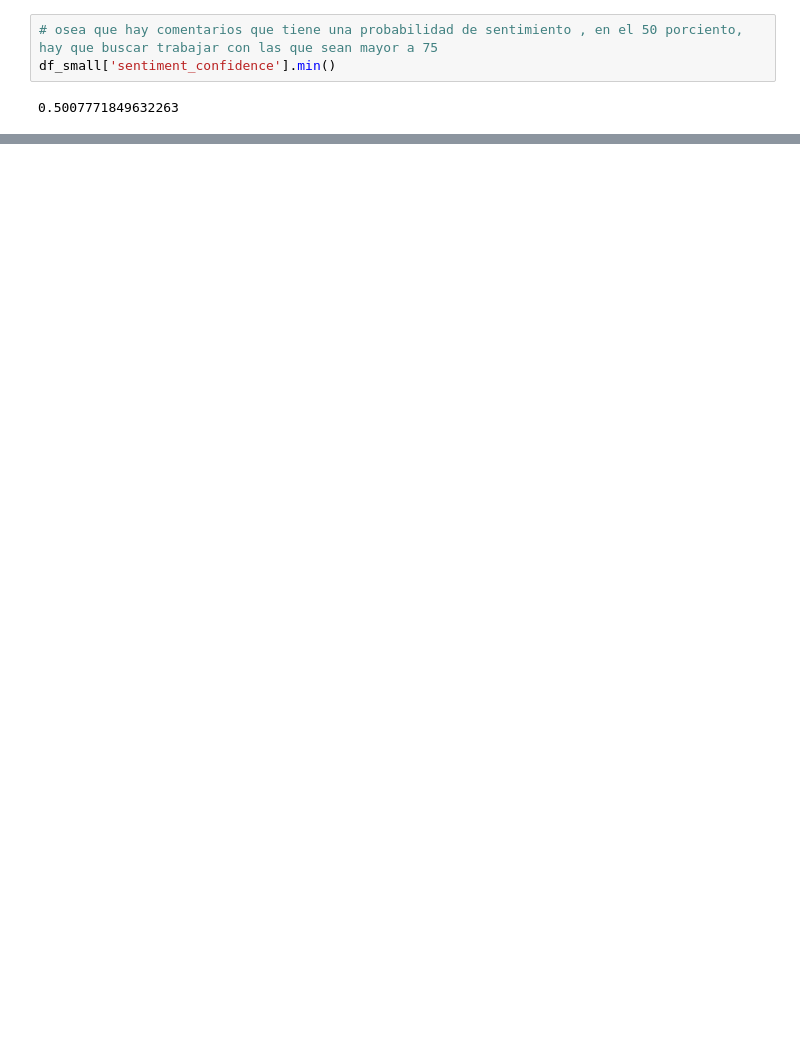
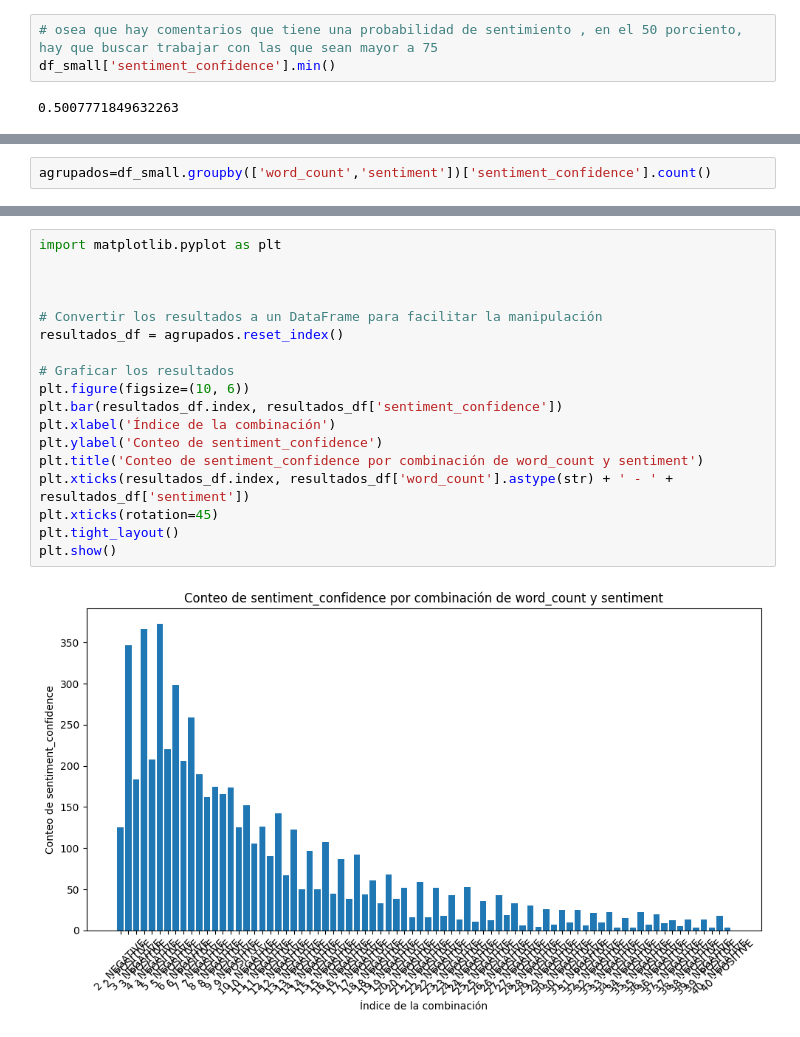
Before and after one commit to Martinerramuspe/milei-project-nlp, a Jupyter notebook: transformer.ipynb, the cells around one changed output, grey strips where cells are left out. Saved outputs shown, nothing was run; the diff lists cells and outputs as text; blank space fills up the shorter version.

```diff
--- a/transformer.ipynb
+++ b/transformer.ipynb
@@ -544,0 +591,2 @@ df_small['sentiment_confidence'].min()
+# %%
+agrupados=df_small.groupby(['word_count','sentiment'])['sentiment_confidence'].count()
@@ -544,0 +609,20 @@ df_small['sentiment_confidence'].min()
+# %%
+import matplotlib.pyplot as plt
+
+
+
+# Convertir los resultados a un DataFrame para facilitar la manipulación
+resultados_df = agrupados.reset_index()
+
+# Graficar los resultados
+plt.figure(figsize=(10, 6))
+plt.bar(resultados_df.index, resultados_df['sentiment_confidence'])
+plt.xlabel('Índice de la combinación')
+plt.ylabel('Conteo de sentiment_confidence')
+plt.title('Conteo de sentiment_confidence por combinación de word_count y sentiment')
+plt.xticks(resultados_df.index, resultados_df['word_count'].astype(str) + ' - ' + resultados_df['sentiment'])
+plt.xticks(rotation=45)
+plt.tight_layout()
+plt.show()
+# %% [output]
+[figure, added]
```
Also changed, not shown: parts of 26 cells of this notebook.
